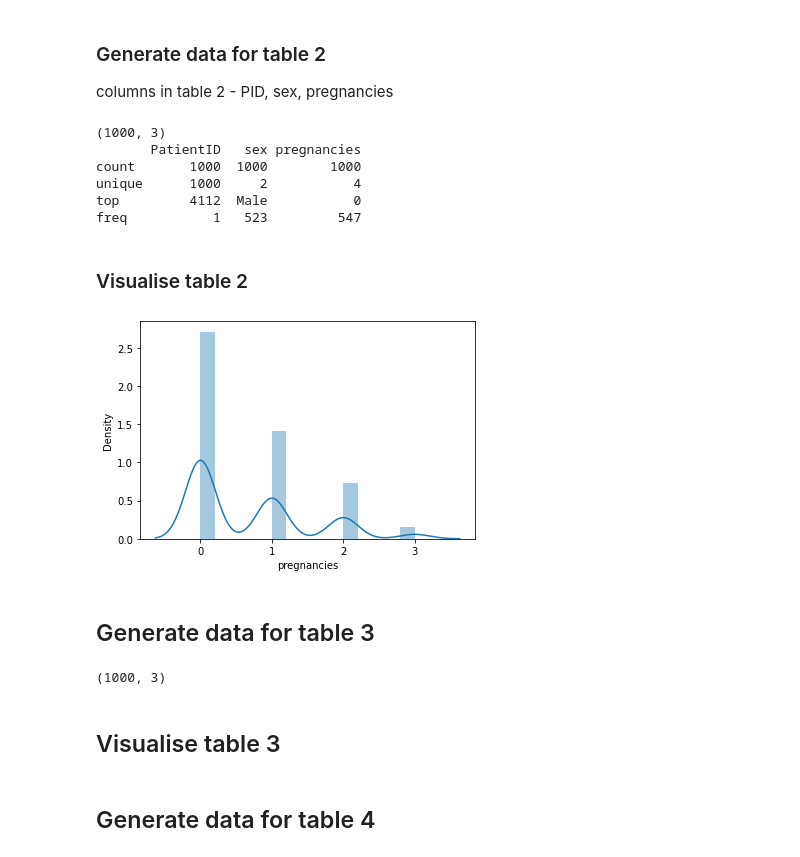
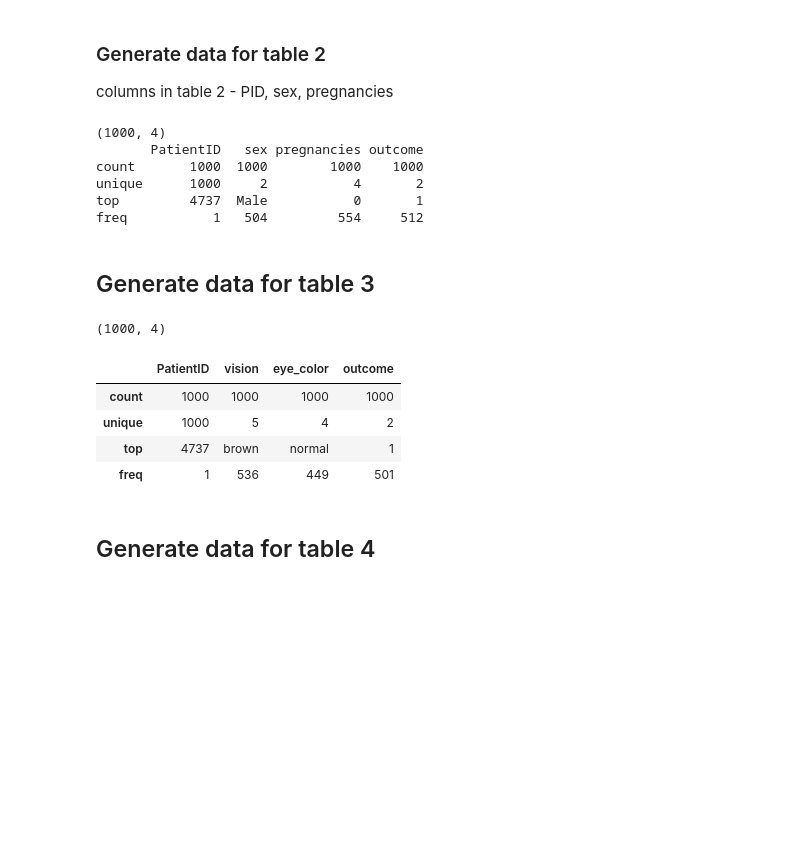
Before and after one commit to nidran/diabetes, a Jupyter notebook: data_generator.ipynb, the cells around one changed output. Cells and saved outputs as stored; diff of their text form; code cells hidden in the pictures; blank space fills up the shorter version.

```diff
--- a/data_generator.ipynb
+++ b/data_generator.ipynb
@@ -10,9 +12,15 @@ import matplotlib.pyplot as plt
 # %%
 idx = []
 ss = 1000
+ageList = []
+
 def generate_PatientID (startIdx, endIdx, size):
     return random.sample(range(startIdx, endIdx), size)
 idx = generate_PatientID(ss, 5*ss, ss)
+def random_Outcome( ss):
+    return np.random.randint(2, size=ss)
+def random_Noise( noise, rangeVal):
+    print( np.random.randint(rangeVal, size=noise))
 # %% [markdown]
 ### Generate data for table 1
 # %%
@@ -86,6 +92,8 @@ columns in table 2 - PID, sex, pregnancies
 def generate_Sex( ss):
     randomNo= np.random.randint(2, size=ss)
     return ['Female' if x != 0 else 'Male' for x in randomNo]
+def random_Outcome( ss):
+    return np.random.randint(2, size=ss)
 
 def generate_Table2(maxPreg, ss, noise, idx):
     ## todo - add outliers for each category
@@ -97,9 +105,10 @@ def generate_Table2(maxPreg, ss, noise, idx):
     preg.append(gen_dist(maxPreg, 0.0,ss, 0.05 )) # ss citizen
     sex = generate_Sex(ss)
 #     preg = [x for x in zip(preg, sex) if x[1] is'Female' else 0]
-    tableData = np.transpose([idx, sex,np.concatenate(preg, axis=None)])
+    outcome = random_Outcome(ss)
+    tableData = np.transpose([idx, sex,np.concatenate(preg, axis=None), outcome])
 #     print(tableData)
-    names = ['PatientID','sex','pregnancies']
+    names = ['PatientID','sex','pregnancies', 'outcome']
     print(tableData.shape)
     df = pd.DataFrame(tableData, columns=names)
 
@@ -107,45 +116,36 @@ def generate_Table2(maxPreg, ss, noise, idx):
 
 td2 = generate_Table2(3, ss, 0, idx)
 print(td2.describe())
-td2.to_csv("table2.csv")
 # %% [output]
-(1000, 3)
-       PatientID   sex pregnancies
-count       1000  1000        1000
-unique      1000     2           4
-top         4112  Male           0
-freq           1   523         547
+(1000, 4)
+       PatientID   sex pregnancies outcome
+count       1000  1000        1000    1000
+unique      1000     2           4       2
+top         4737  Male           0       1
+freq           1   504         554     512
-# %% [markdown]
-### Visualise table 2
-# %%
-for i in td2.columns:
-    if (i=='sex' or i=='PatientID'):
-        continue
-    else :
-        plt.figure()
-        sns.distplot(td2[i])
-# %% [output]
-[figure, removed]
 # %% [markdown]
 ## Generate data for table 3
 # %%
 vision_list = ['normal','blurred_vision','cataract','AMD']
 eye_color_list = ['brown','hazel','blue','green','amber']
 def generate_table3(n, idx):
     vision = np.random.choice(vision_list, n, p =[0.45,0.3,0.15,0.1])
     eye_color =np.random.choice(eye_color_list,n, p=[0.55,0.15,0.15,0.1,0.05])
-    tableData = np.transpose([idx, np.concatenate(eye_color, axis=None),np.concatenate(vision, axis=None)])
-    n = ['PatientID','vision','eye_color']
+    outcome = random_Outcome(ss)
+    tableData = np.transpose([idx, np.concatenate(eye_color, axis=None),np.concatenate(vision, axis=None), outcome])
+    n = ['PatientID','vision','eye_color', 'outcome']
     print(tableData.shape)
     df = pd.DataFrame(tableData, columns=n)
     return df
 td3 = generate_table3(ss, idx)
 td3.describe()
-td3.to_csv("table3.csv")
 # %% [output]
-(1000, 3)
+(1000, 4)
+|  | PatientID | vision | eye_color | outcome |
+| count | 1000 | 1000 | 1000 | 1000 |
+| unique | 1000 | 5 | 4 | 2 |
+| top | 4737 | brown | normal | 1 |
+| freq | 1 | 536 | 449 | 501 |
-# %% [markdown]
-## Visualise table 3
 # %% [markdown]
 ## Generate data for table 4
 # %%
```
Also changed, not shown: parts of 27 cells of this notebook.
